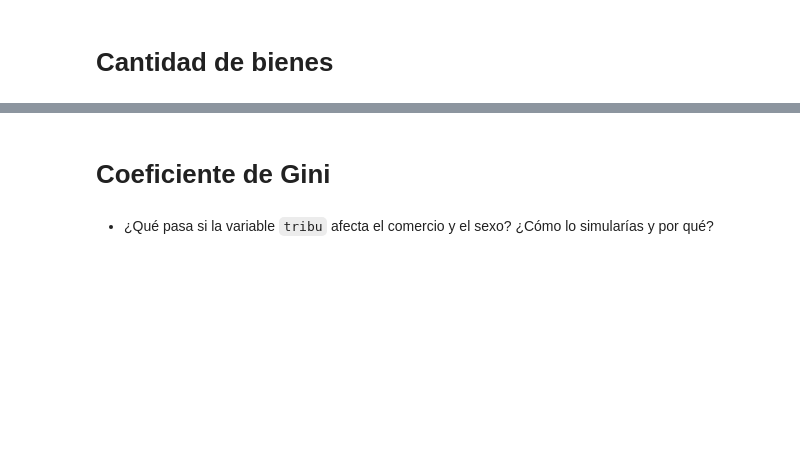
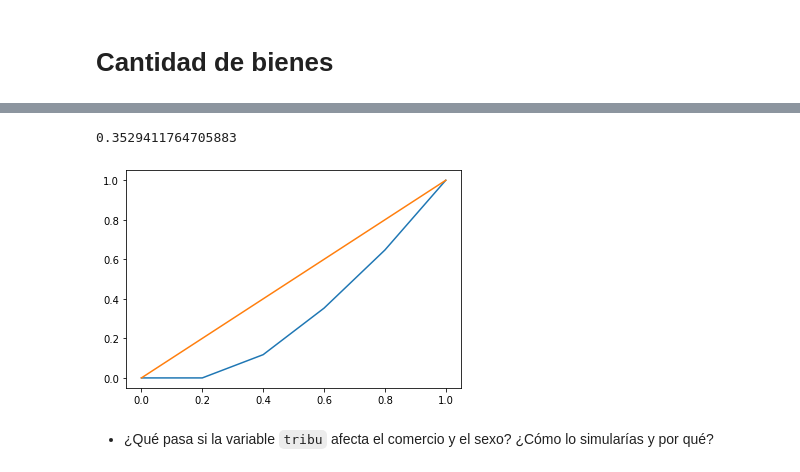
Before and after one commit to Skalas/Matematicas-Computacionales-fall2021, a Jupyter notebook: alumnos/ZihiFredo/Proyecto/Proyecto BUENO.ipynb, the cells around one changed output, grey strips where cells are left out. Drawn from its saved outputs; the diff is of its cells as text; code cells hidden in the pictures; blank space fills up the shorter version.

```diff
--- a/alumnos/ZihiFredo/Proyecto/Proyecto BUENO.ipynb
+++ b/alumnos/ZihiFredo/Proyecto/Proyecto BUENO.ipynb
@@ -276,5 +357,30 @@ plt.legend(loc="best")
 # %%
-for t in range(duracion):
-    mercado_ideal.evolucionar(t)
+import numpy as np
+import matplotlib.pyplot as plt
 
-tiempo_simulacion = np.linspace(0,1, duracion)
+lista_s = sorted(Mundo_azucarero.ingresos_totales)
+arr = np.array(lista_s)
+
+def gini(arr):
+    count = arr.size
+    coefficient = 2 / count
+    indexes = np.arange(1, count + 1)
+    weighted_sum = (indexes * arr).sum()
+    total = arr.sum()
+    constant = (count + 1) / count
+    return coefficient * weighted_sum / total - constant
+
+def lorenz(arr):
+    scaled_prefix_sum = arr.cumsum() / arr.sum()
+    return np.insert(scaled_prefix_sum, 0, 0)
+
+print(gini(arr))
+
+lorenz_curve = lorenz(arr)
+
+plt.plot(np.linspace(0.0, 1.0, lorenz_curve.size), lorenz_curve)
+plt.plot([0,1], [0,1])
+plt.show()
+# %% [output]
+0.3529411764705883
+[figure, added]
@@ -287,2 +386,0 @@ plt.legend(loc="best")
-# %% [markdown]
-# Coeficiente de Gini
```
Also changed, not shown: parts of 18 cells of this notebook.
